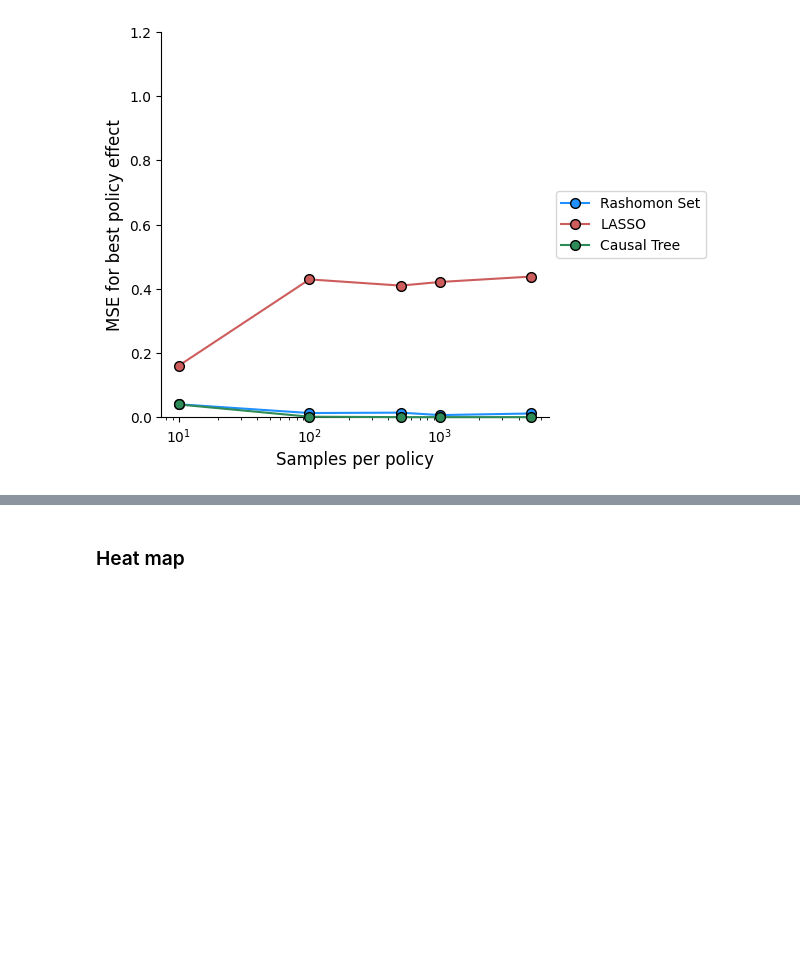
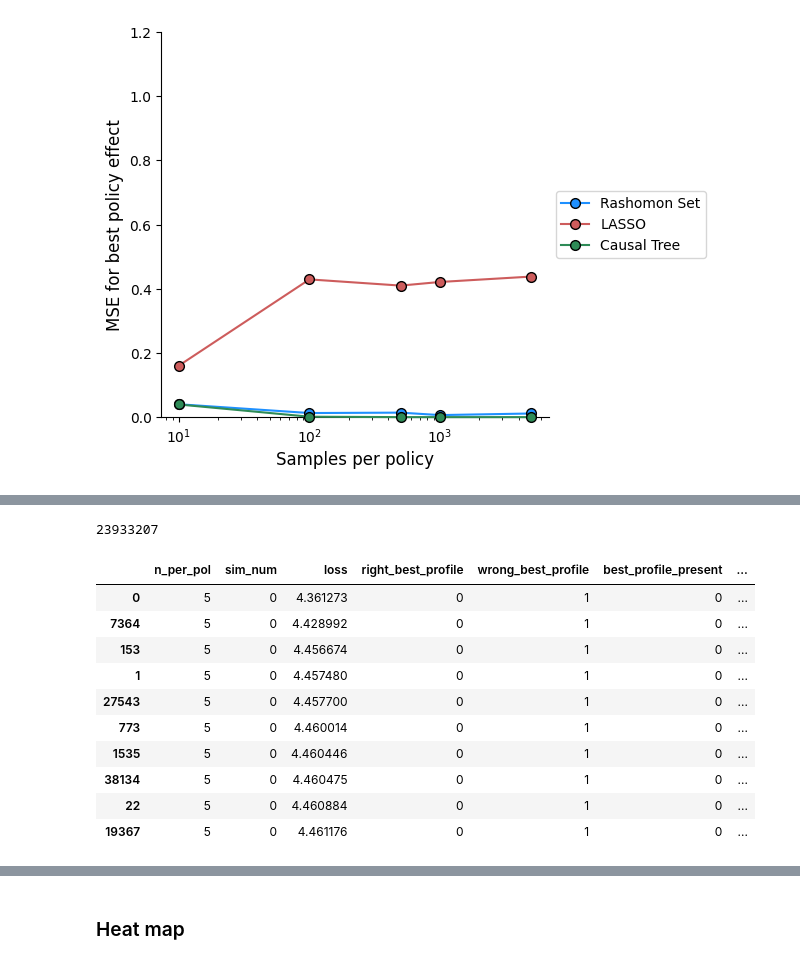
Before and after one commit to AparaV/rashomon-partition-sets, a Jupyter notebook: Code/analyze_results.ipynb, the cells around one changed output, grey strips where cells are left out. Drawn from its saved outputs; the diff is of its cells as text; code cells hidden in the pictures; blank space fills up the shorter version.

```diff
--- a/Code/analyze_results.ipynb
+++ b/Code/analyze_results.ipynb
@@ -742,0 +775,44 @@ plt.show()
+# %%
+rashomon_df = rashomon_raw_df.copy()
+
+# compute the loss
+reg = 1e-1
+rashomon_df["loss"] = rashomon_df["MSE"] + reg * rashomon_df["num_pools"]
+
+# Find whether each model identifies the true best profile or not
+true_best_profile = "(1, 0, 1)"
+rashomon_df["right_best_profile"] = rashomon_df[true_best_profile]
+rashomon_df["wrong_best_profile"] = 1 - rashomon_df["right_best_profile"]
+
+# Remove all other columns
+to_drop = ["num_pools", "MSE", "IOU", "min_dosage", "best_pol_diff"]
+profile_cols = ["(0, 0, 0)", "(0, 0, 1)", "(0, 1, 0)", "(0, 1, 1)",
+                "(1, 0, 0)", "(1, 0, 1)", "(1, 1, 0)", "(1, 1, 1)"]
+rashomon_df = rashomon_df.drop(to_drop, axis=1)
+rashomon_df = rashomon_df.drop(profile_cols, axis=1)
+
+# Sort loss grouped by n_per_pol and sim_num
+rashomon_df = rashomon_df.sort_values(["n_per_pol", "sim_num", "loss"], ascending=True)
+
+# Count models within each simulation iteration
+# Check if best profile is present in the first n models
+grouped_df = rashomon_df.groupby(["n_per_pol", "sim_num"]).cumsum()
+rashomon_df["best_profile_present"] = (grouped_df["right_best_profile"] > 0).astype(int)
+rashomon_df["model_number"] = grouped_df["right_best_profile"] + grouped_df["wrong_best_profile"]
+
+print(len(rashomon_df))
+
+rashomon_df.head(n=10)
+# %% [output]
+23933207
+|  | n_per_pol | sim_num | loss | right_best_profile | wrong_best_profile | best_profile_present | ... |
+| 0 | 5 | 0 | 4.361273 | 0 | 1 | 0 | ... |
+| 7364 | 5 | 0 | 4.428992 | 0 | 1 | 0 | ... |
+| 153 | 5 | 0 | 4.456674 | 0 | 1 | 0 | ... |
+| 1 | 5 | 0 | 4.457480 | 0 | 1 | 0 | ... |
+| 27543 | 5 | 0 | 4.457700 | 0 | 1 | 0 | ... |
+| 773 | 5 | 0 | 4.460014 | 0 | 1 | 0 | ... |
+| 1535 | 5 | 0 | 4.460446 | 0 | 1 | 0 | ... |
+| 38134 | 5 | 0 | 4.460475 | 0 | 1 | 0 | ... |
+| 22 | 5 | 0 | 4.460884 | 0 | 1 | 0 | ... |
+| 19367 | 5 | 0 | 4.461176 | 0 | 1 | 0 | ... |
```
Also changed, not shown: parts of 12 cells of this notebook, 4 other files.
